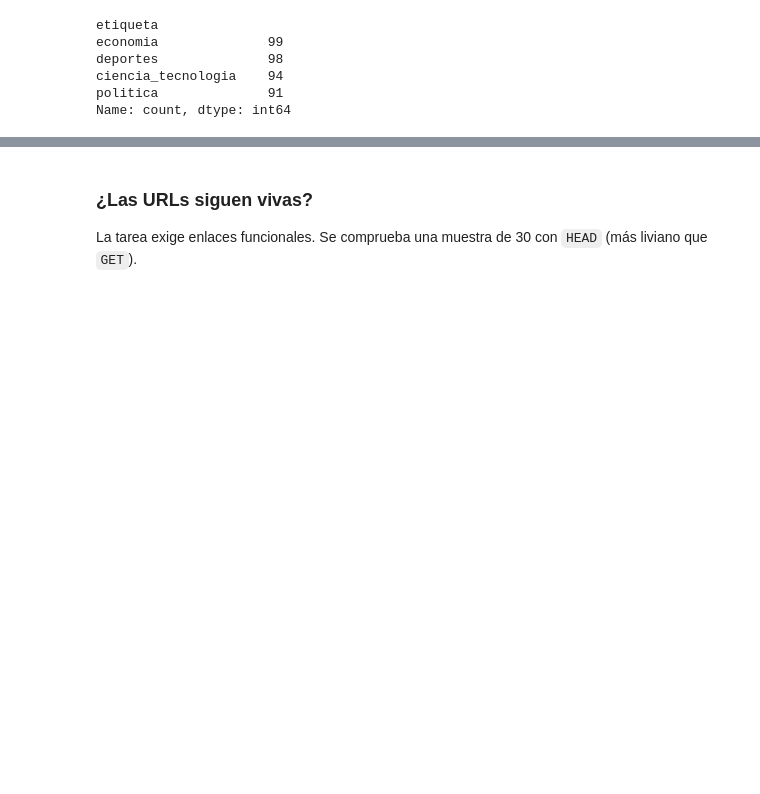
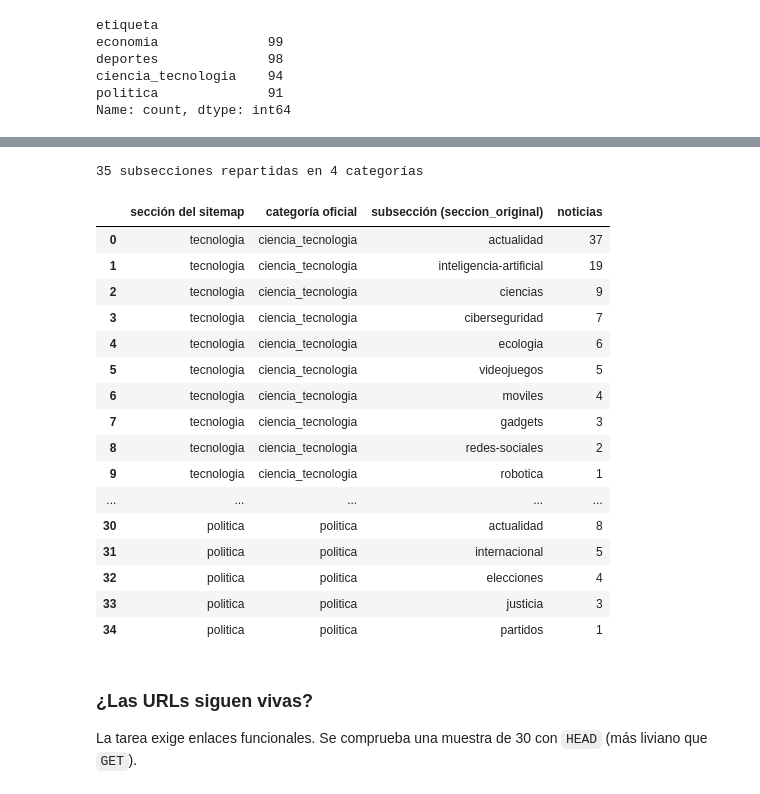
Before and after one commit to fampueroc/Data-Science-Python, a Jupyter notebook: tarea_1/01_recoleccion.ipynb, the cells around one changed output, grey strips where cells are left out. Drawn from its saved outputs; the diff is of its cells as text; code cells hidden in the pictures; blank space fills up the shorter version.

```diff
--- a/tarea_1/01_recoleccion.ipynb
+++ b/tarea_1/01_recoleccion.ipynb
@@ -224,3 +229,32 @@ Name: count, dtype: int64
+# %%
+equivalencias = (
+    final.groupby(["etiqueta", "seccion_original"]).size().rename("noticias").reset_index()
+    .assign(seccion_sitemap=lambda t: t.etiqueta.map(SECCIONES))
+    .sort_values(["etiqueta", "noticias"], ascending=[True, False])
+    [["seccion_sitemap", "etiqueta", "seccion_original", "noticias"]]
+)
+equivalencias.columns = ["sección del sitemap", "categoría oficial", "subsección (seccion_original)", "noticias"]
+print(f"{len(equivalencias)} subsecciones repartidas en 4 categorías")
+equivalencias.reset_index(drop=True)
+# %% [output]
+35 subsecciones repartidas en 4 categorías
+|  | sección del sitemap | categoría oficial | subsección (seccion_original) | noticias |
+| 0 | tecnologia | ciencia_tecnologia | actualidad | 37 |
+| 1 | tecnologia | ciencia_tecnologia | inteligencia-artificial | 19 |
+| 2 | tecnologia | ciencia_tecnologia | ciencias | 9 |
+| 3 | tecnologia | ciencia_tecnologia | ciberseguridad | 7 |
+| 4 | tecnologia | ciencia_tecnologia | ecologia | 6 |
+| 5 | tecnologia | ciencia_tecnologia | videojuegos | 5 |
+| 6 | tecnologia | ciencia_tecnologia | moviles | 4 |
+| 7 | tecnologia | ciencia_tecnologia | gadgets | 3 |
+| 8 | tecnologia | ciencia_tecnologia | redes-sociales | 2 |
+| 9 | tecnologia | ciencia_tecnologia | robotica | 1 |
+| ... | ... | ... | ... | ... |
+| 30 | politica | politica | actualidad | 8 |
+| 31 | politica | politica | internacional | 5 |
+| 32 | politica | politica | elecciones | 4 |
+| 33 | politica | politica | justicia | 3 |
+| 34 | politica | politica | partidos | 1 |
 # %% [markdown]
 ### ¿Las URLs siguen vivas?
 
```
Also changed, not shown: parts of 6 cells of this notebook.
